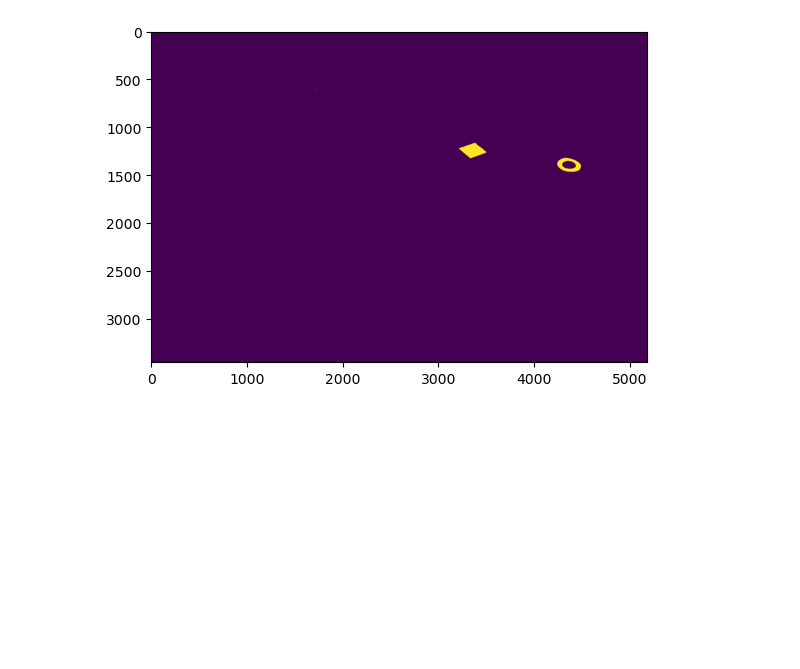
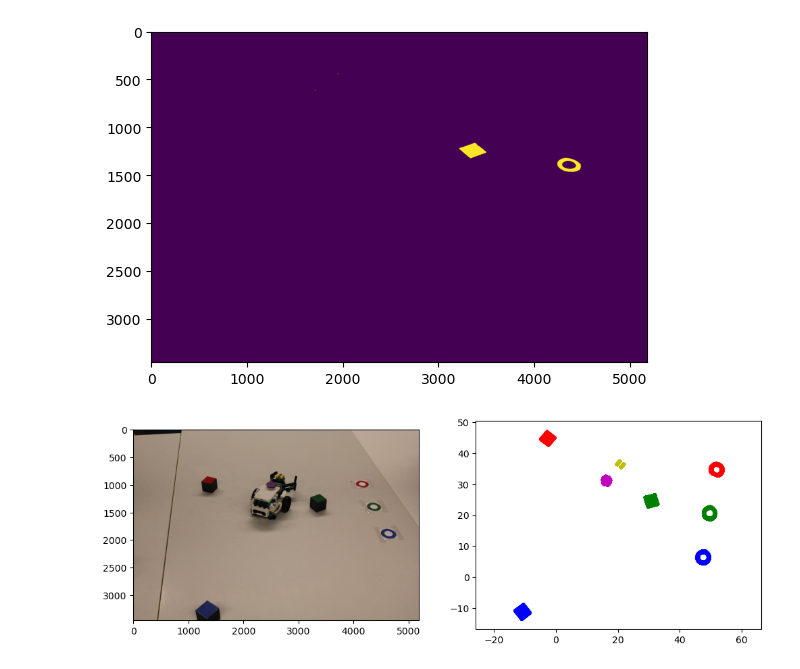
Before and after one commit to imveikka/3DCV_project, a Jupyter notebook: sandbox.ipynb, the cells around one changed output. Saved outputs shown, nothing was run; the diff lists cells and outputs as text; code cells hidden in the pictures; blank space fills up the shorter version.

```diff
--- a/sandbox.ipynb
+++ b/sandbox.ipynb
@@ -128,0 +124,29 @@ plt.imshow(closed)
+# %%
+test = Image.open('./data/set2/images/image0005.png')
+
+centroids = locate_bot(test)
+
+disk, bar1, bar2 = centroids
+
+out = locate_rest(test)
+red, green, blue = out
+
+A = np.linalg.inv(M[:, [0, 1, 3]])
+b = M[:, 2:3]
+
+_, (ax1, ax2) = plt.subplots(1, 2, figsize=(12, 4))
+ax1.imshow(test)
+
+for points, z, c in zip((disk, bar1, bar2, *red, *green, *blue),
+                     (7.7, 7.0, 7.0, 4, 0, 4, 0, 4, 0),
+                     ('m', 'y', 'y', 'r', 'r', 'g', 'g', 'b', 'b')):
+    n = len(points)
+    points = np.concat((points.T, [[1] * n]), 0)
+    out = A @ (points - z * b)
+    x, y = out[:-1] / out[-1]
+    ax2.scatter(x, y, c=c, marker='.', s=0.1)
+
+plt.axis('equal')
+plt.show()
+# %% [output]
+[figure, added]
```
Also changed, not shown: parts of 5 cells of this notebook, 2 other files.
